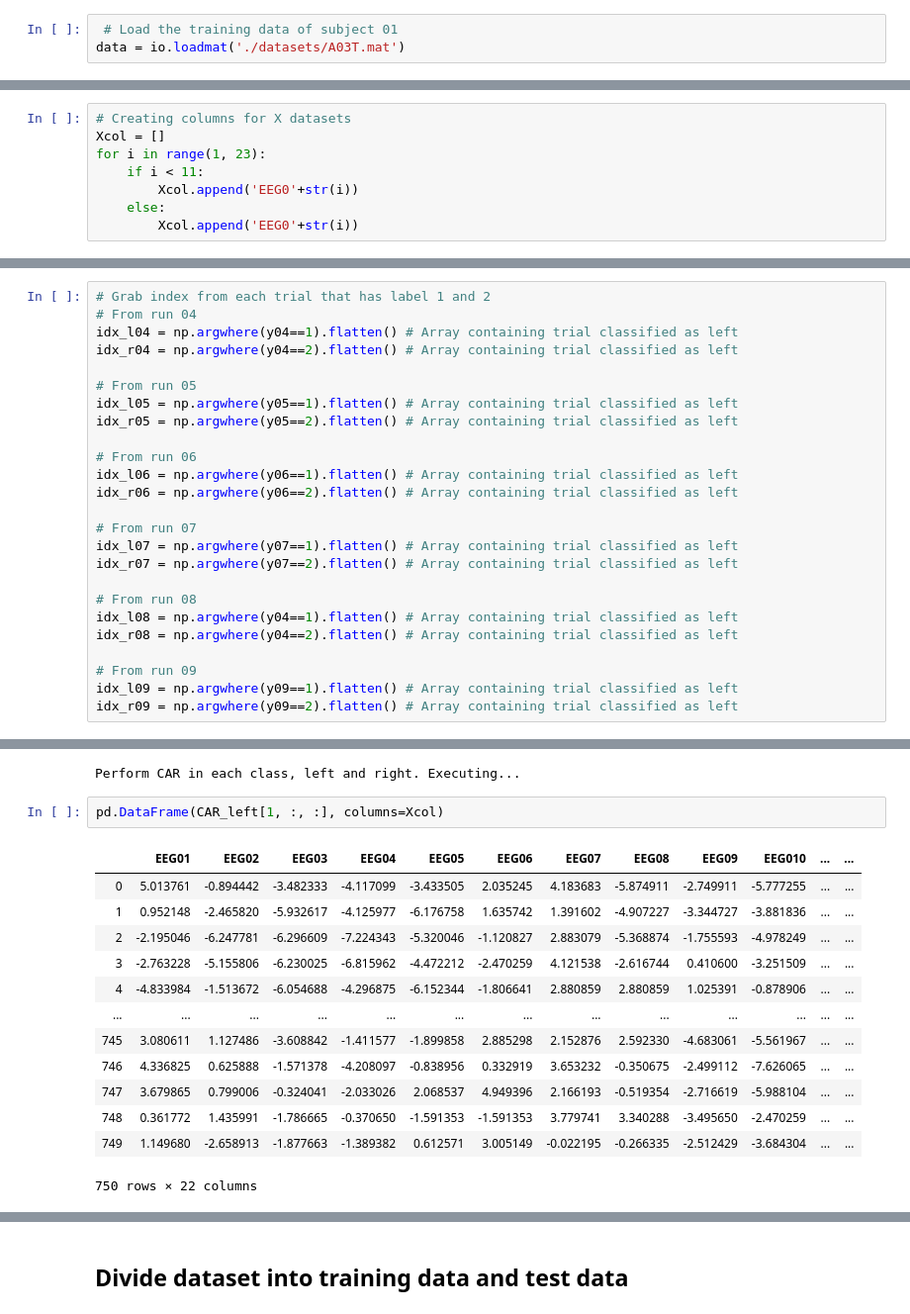
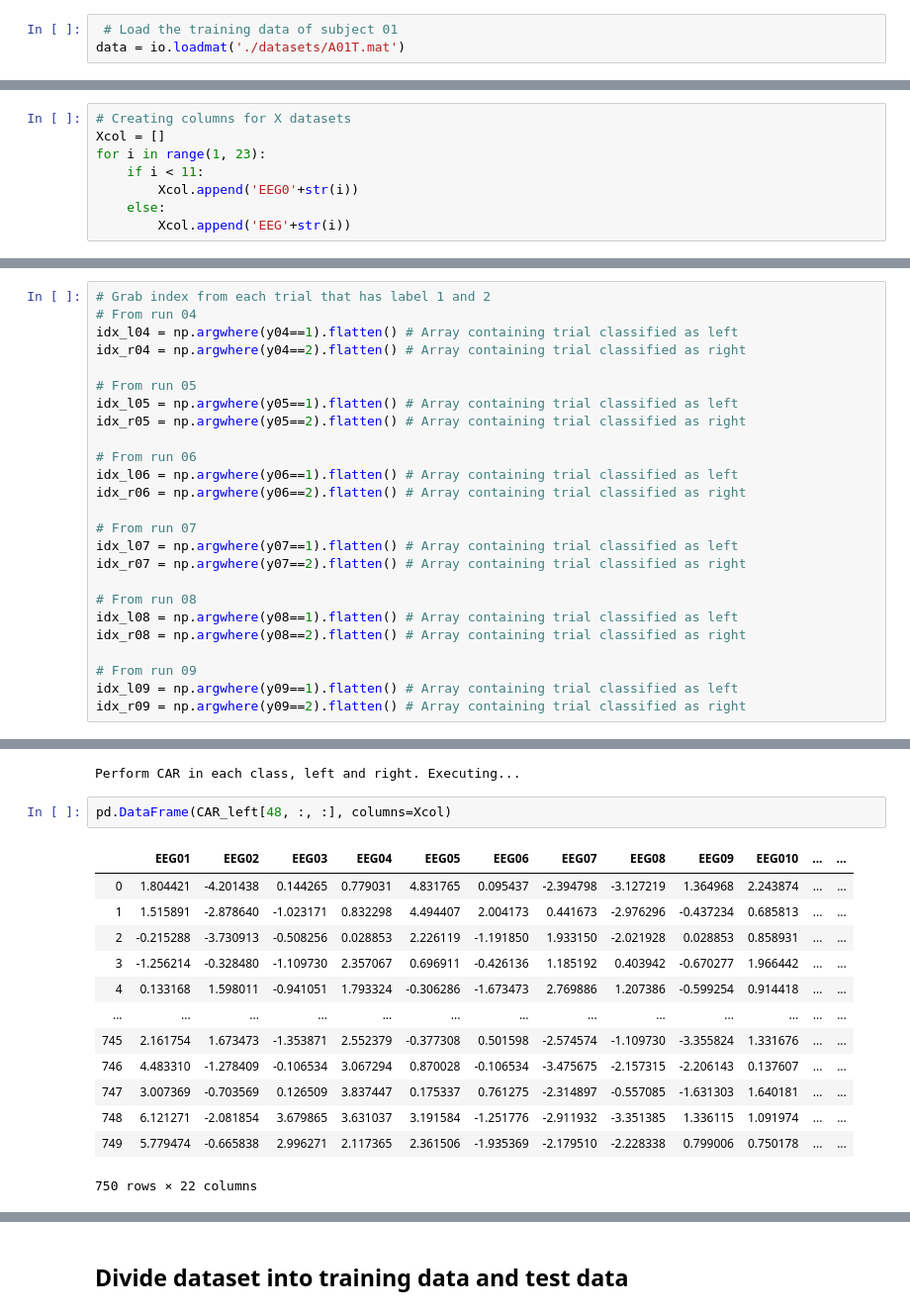
Before and after one commit to orvindemsy/MI-BCI-CSP, a Jupyter notebook: bci-competition-IV-dataset2a.ipynb, the cells around one changed output, grey strips where cells are left out. Shown at 99% size. Cells and saved outputs as stored; diff of their text form.

```diff
--- a/bci-competition-IV-dataset2a.ipynb
+++ b/bci-competition-IV-dataset2a.ipynb
@@ -36,6 +36,6 @@ np.set_printoptions(precision=4, suppress=True)
 # %%
  # Load the training data of subject 01
-data = io.loadmat('./datasets/A03T.mat')
+data = io.loadmat('./datasets/A01T.mat')
 # %%
 type(data)
 # %% [output]
@@ -81,7 +81,7 @@ for i in range(1, 23):
     if i < 11:
         Xcol.append('EEG0'+str(i))
     else:
-        Xcol.append('EEG0'+str(i))
+        Xcol.append('EEG'+str(i))
 # %%
 # Visualizing the dataset of X
 dataX04 = pd.DataFrame(EEG_data09, columns=Xcol)
@@ -223,26 +223,26 @@ pd.DataFrame(run09[39], columns=Xcol)
 # Grab index from each trial that has label 1 and 2
 # From run 04
 idx_l04 = np.argwhere(y04==1).flatten() # Array containing trial classified as left
-idx_r04 = np.argwhere(y04==2).flatten() # Array containing trial classified as left
+idx_r04 = np.argwhere(y04==2).flatten() # Array containing trial classified as right
 
 # From run 05
 idx_l05 = np.argwhere(y05==1).flatten() # Array containing trial classified as left
-idx_r05 = np.argwhere(y05==2).flatten() # Array containing trial classified as left
+idx_r05 = np.argwhere(y05==2).flatten() # Array containing trial classified as right
 
 # From run 06
 idx_l06 = np.argwhere(y06==1).flatten() # Array containing trial classified as left
-idx_r06 = np.argwhere(y06==2).flatten() # Array containing trial classified as left
+idx_r06 = np.argwhere(y06==2).flatten() # Array containing trial classified as right
 
 # From run 07
 idx_l07 = np.argwhere(y07==1).flatten() # Array containing trial classified as left
-idx_r07 = np.argwhere(y07==2).flatten() # Array containing trial classified as left
+idx_r07 = np.argwhere(y07==2).flatten() # Array containing trial classified as right
 
 # From run 08
-idx_l08 = np.argwhere(y04==1).flatten() # Array containing trial classified as left
-idx_r08 = np.argwhere(y04==2).flatten() # Array containing trial classified as left
+idx_l08 = np.argwhere(y08==1).flatten() # Array containing trial classified as left
+idx_r08 = np.argwhere(y08==2).flatten() # Array containing trial classified as right
 
 # From run 09
 idx_l09 = np.argwhere(y09==1).flatten() # Array containing trial classified as left
-idx_r09 = np.argwhere(y09==2).flatten() # Array containing trial classified as left
+idx_r09 = np.argwhere(y09==2).flatten() # Array containing trial classified as right
 # %%
 # idx array will look like this
@@ -318,18 +334,18 @@ CAR_right = E_right - avgright;
 # %% [output]
 Perform CAR in each class, left and right. Executing...
 # %%
-pd.DataFrame(CAR_left[1, :, :], columns=Xcol)
+pd.DataFrame(CAR_left[48, :, :], columns=Xcol)
 # %% [output]
 |  | EEG01 | EEG02 | EEG03 | EEG04 | EEG05 | EEG06 | EEG07 | EEG08 | EEG09 | EEG010 | ... | ... |
-| 0 | 5.013761 | -0.894442 | -3.482333 | -4.117099 | -3.433505 | 2.035245 | 4.183683 | -5.874911 | -2.749911 | -5.777255 | ... | ... |
-| 1 | 0.952148 | -2.465820 | -5.932617 | -4.125977 | -6.176758 | 1.635742 | 1.391602 | -4.907227 | -3.344727 | -3.881836 | ... | ... |
-| 2 | -2.195046 | -6.247781 | -6.296609 | -7.224343 | -5.320046 | -1.120827 | 2.883079 | -5.368874 | -1.755593 | -4.978249 | ... | ... |
-| 3 | -2.763228 | -5.155806 | -6.230025 | -6.815962 | -4.472212 | -2.470259 | 4.121538 | -2.616744 | 0.410600 | -3.251509 | ... | ... |
-| 4 | -4.833984 | -1.513672 | -6.054688 | -4.296875 | -6.152344 | -1.806641 | 2.880859 | 2.880859 | 1.025391 | -0.878906 | ... | ... |
+| 0 | 1.804421 | -4.201438 | 0.144265 | 0.779031 | 4.831765 | 0.095437 | -2.394798 | -3.127219 | 1.364968 | 2.243874 | ... | ... |
+| 1 | 1.515891 | -2.878640 | -1.023171 | 0.832298 | 4.494407 | 2.004173 | 0.441673 | -2.976296 | -0.437234 | 0.685813 | ... | ... |
+| 2 | -0.215288 | -3.730913 | -0.508256 | 0.028853 | 2.226119 | -1.191850 | 1.933150 | -2.021928 | 0.028853 | 0.858931 | ... | ... |
+| 3 | -1.256214 | -0.328480 | -1.109730 | 2.357067 | 0.696911 | -0.426136 | 1.185192 | 0.403942 | -0.670277 | 1.966442 | ... | ... |
+| 4 | 0.133168 | 1.598011 | -0.941051 | 1.793324 | -0.306286 | -1.673473 | 2.769886 | 1.207386 | -0.599254 | 0.914418 | ... | ... |
 | ... | ... | ... | ... | ... | ... | ... | ... | ... | ... | ... | ... | ... |
-| 745 | 3.080611 | 1.127486 | -3.608842 | -1.411577 | -1.899858 | 2.885298 | 2.152876 | 2.592330 | -4.683061 | -5.561967 | ... | ... |
-| 746 | 4.336825 | 0.625888 | -1.571378 | -4.208097 | -0.838956 | 0.332919 | 3.653232 | -0.350675 | -2.499112 | -7.626065 | ... | ... |
-| 747 | 3.679865 | 0.799006 | -0.324041 | -2.033026 | 2.068537 | 4.949396 | 2.166193 | -0.519354 | -2.716619 | -5.988104 | ... | ... |
-| 748 | 0.361772 | 1.435991 | -1.786665 | -0.370650 | -1.591353 | -1.591353 | 3.779741 | 3.340288 | -3.495650 | -2.470259 | ... | ... |
-| 749 | 1.149680 | -2.658913 | -1.877663 | -1.389382 | 0.612571 | 3.005149 | -0.022195 | -0.266335 | -2.512429 | -3.684304 | ... | ... |
+| 745 | 2.161754 | 1.673473 | -1.353871 | 2.552379 | -0.377308 | 0.501598 | -2.574574 | -1.109730 | -3.355824 | 1.331676 | ... | ... |
+| 746 | 4.483310 | -1.278409 | -0.106534 | 3.067294 | 0.870028 | -0.106534 | -3.475675 | -2.157315 | -2.206143 | 0.137607 | ... | ... |
+| 747 | 3.007369 | -0.703569 | 0.126509 | 3.837447 | 0.175337 | 0.761275 | -2.314897 | -0.557085 | -1.631303 | 1.640181 | ... | ... |
+| 748 | 6.121271 | -2.081854 | 3.679865 | 3.631037 | 3.191584 | -1.251776 | -2.911932 | -3.351385 | 1.336115 | 1.091974 | ... | ... |
+| 749 | 5.779474 | -0.665838 | 2.996271 | 2.117365 | 2.361506 | -1.935369 | -2.179510 | -2.228338 | 0.799006 | 0.750178 | ... | ... |
 750 rows × 22 columns
```
Also changed, not shown: parts of 47 cells of this notebook.
